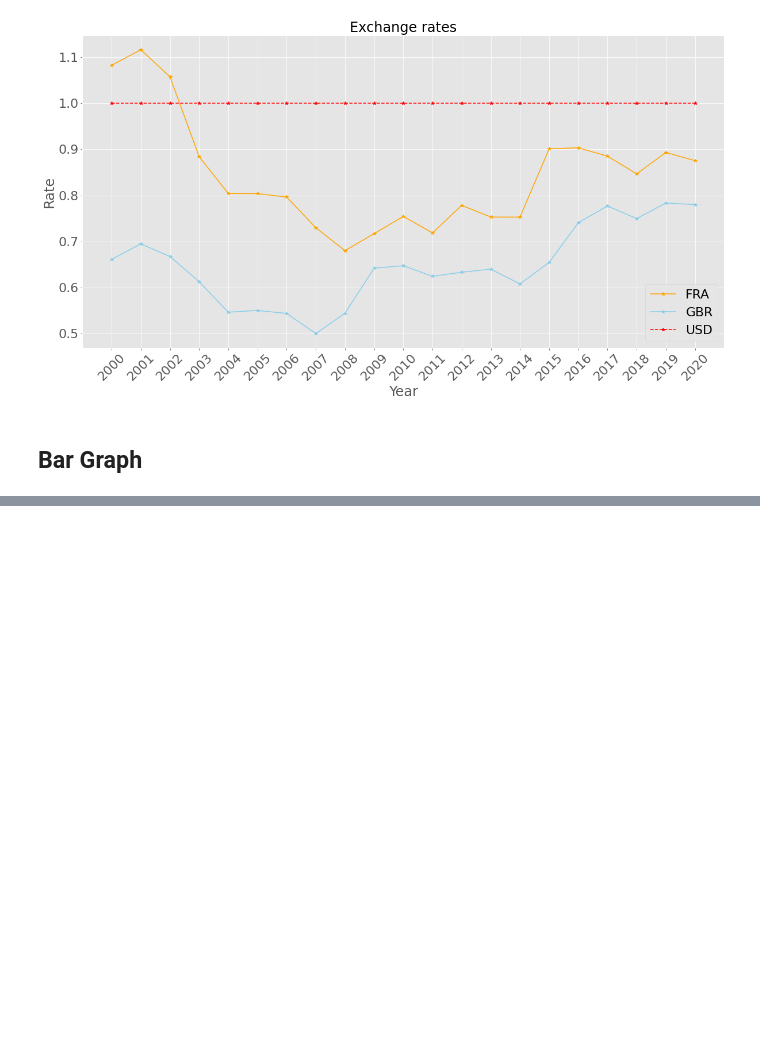
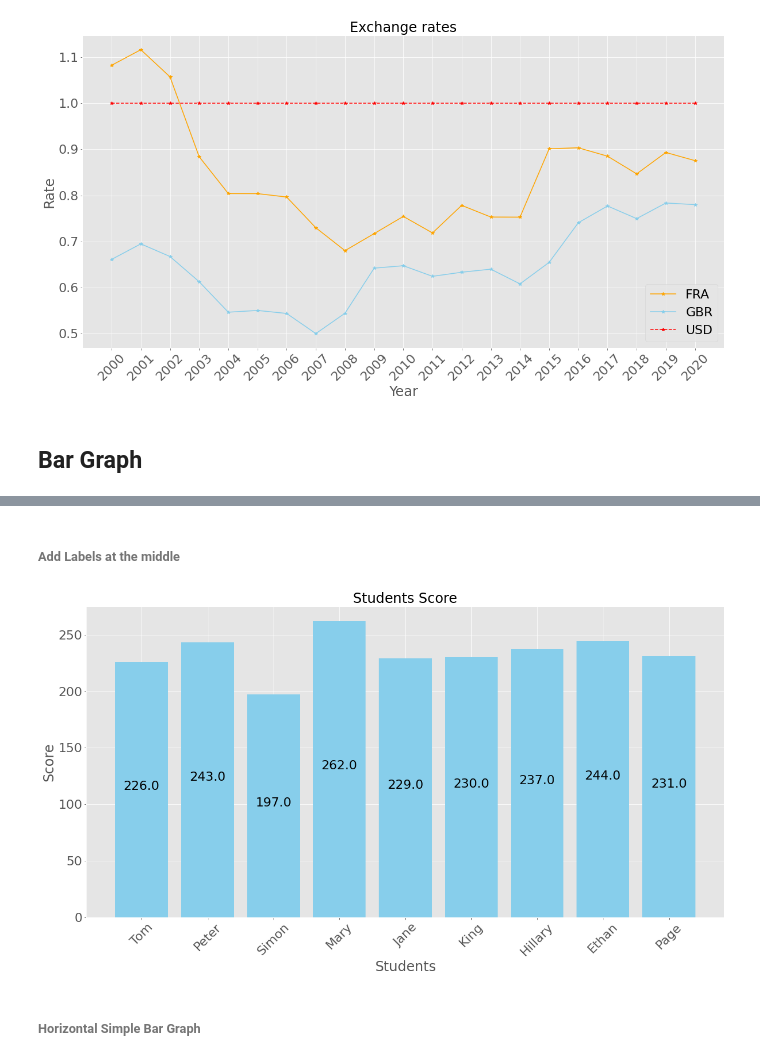
Before and after one commit to SammyOngaya/data2ml, a Jupyter notebook: matplotlib-data-visualization.ipynb, the cells around one changed output, grey strips where cells are left out. Saved outputs shown, nothing was run; the diff lists cells and outputs as text; code cells hidden in the pictures; blank space fills up the shorter version.

```diff
--- a/matplotlib-data-visualization.ipynb
+++ b/matplotlib-data-visualization.ipynb
@@ -74,0 +131,20 @@ plt.show()
+# %% [markdown]
+###### Add Labels at the middle
+# %%
+def addlabels(x,y):
+    for i in range(len(x)):
+        plt.text(i, y[i]//2, y[i], ha = 'center')
+
+
+plt.figure(figsize=(20,10)) # Set figure size
+plt.bar(score_df['Students'],score_df['Total'],color='skyblue')
+addlabels(score_df['Students'],score_df['Total'])
+plt.title('Students Score',fontsize=24)
+plt.xticks(rotation=45)
+plt.xlabel('Students',fontsize=24)
+plt.ylabel('Score',fontsize=24)
+plt.show()
+# %% [output]
+[figure, added]
+# %% [markdown]
+###### Horizontal Simple Bar Graph
```
Also changed, not shown: parts of 12 cells of this notebook.
